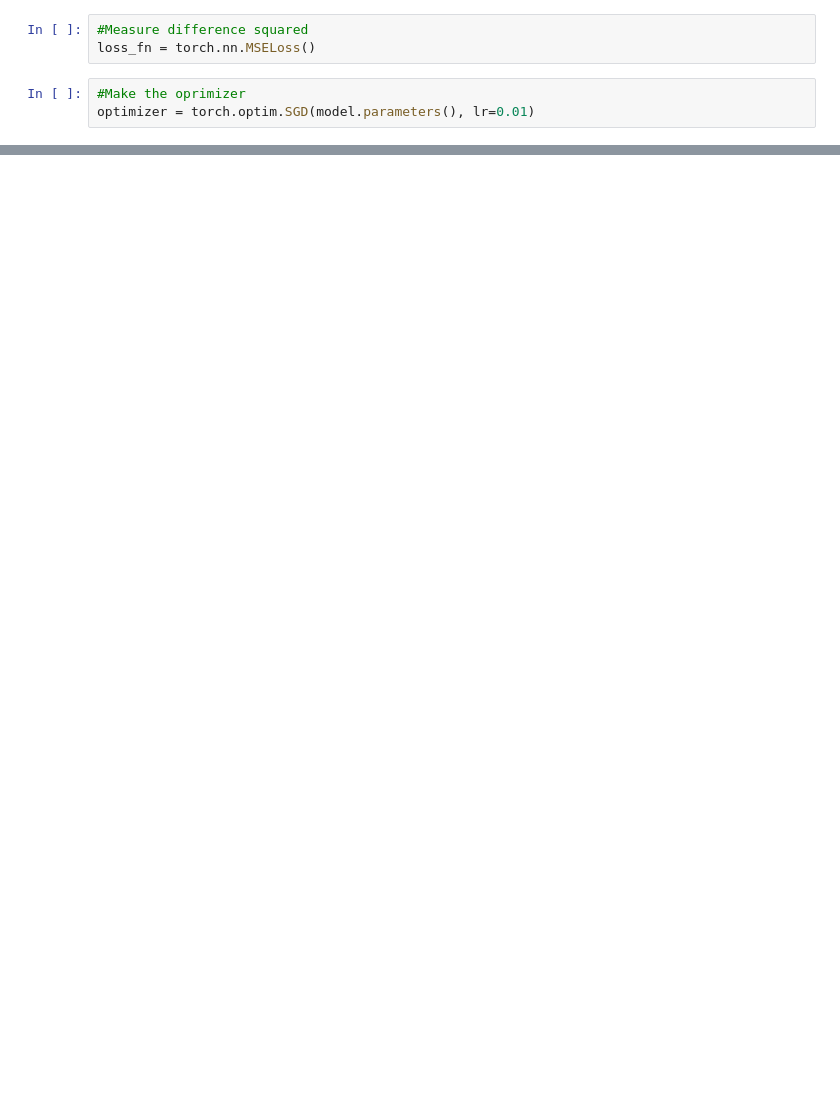
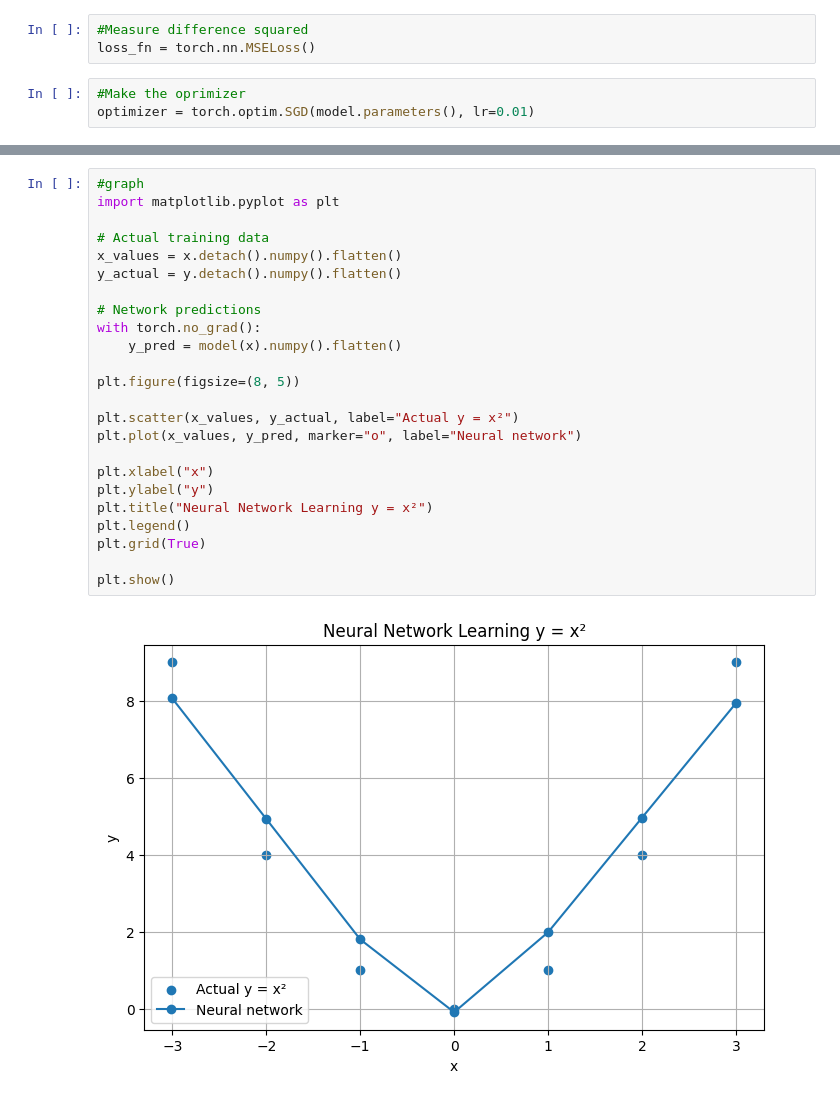
Before and after one commit to jamesonsutton/dgx-ai-learning, a Jupyter notebook: SimpleQuadraticAI.ipynb, the cells around one changed output, grey strips where cells are left out. Saved outputs shown, nothing was run; the diff lists cells and outputs as text; blank space fills up the shorter version.

```diff
--- a/SimpleQuadraticAI.ipynb
+++ b/SimpleQuadraticAI.ipynb
@@ -348,0 +453,26 @@ x = 100.0  actual = 10000.00  prediction = 294.889
+# %%
+#graph
+import matplotlib.pyplot as plt
+
+# Actual training data
+x_values = x.detach().numpy().flatten()
+y_actual = y.detach().numpy().flatten()
+
+# Network predictions
+with torch.no_grad():
+    y_pred = model(x).numpy().flatten()
+
+plt.figure(figsize=(8, 5))
+
+plt.scatter(x_values, y_actual, label="Actual y = x²")
+plt.plot(x_values, y_pred, marker="o", label="Neural network")
+
+plt.xlabel("x")
+plt.ylabel("y")
+plt.title("Neural Network Learning y = x²")
+plt.legend()
+plt.grid(True)
+
+plt.show()
+# %% [output]
+[figure, added]
```
Also changed, not shown: parts of 19 cells of this notebook, 1 other file.
